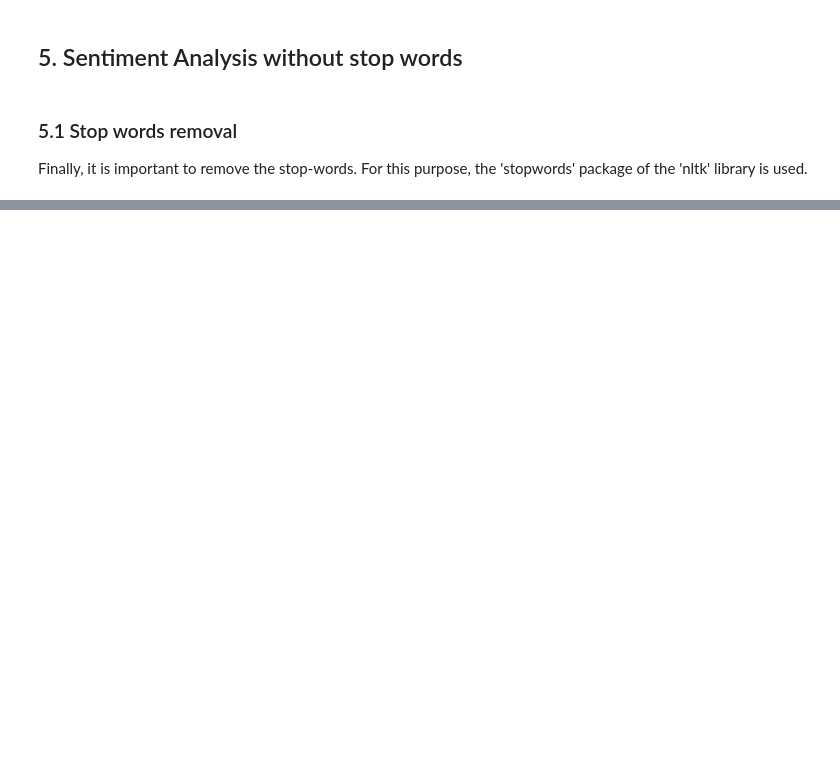
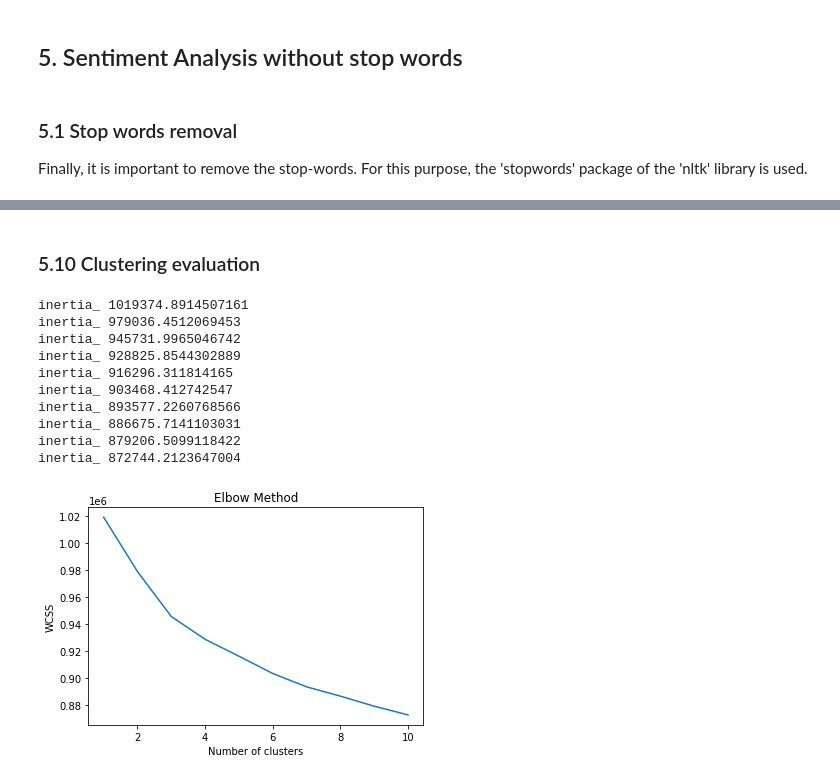
Before and after one commit to lorenzolaino/airbnb-sentiment, a Jupyter notebook: airbnb_sentiment_analysis.ipynb, the cells around one changed output, grey strips where cells are left out. Cells and saved outputs as stored; diff of their text form; code cells hidden in the pictures; blank space fills up the shorter version.

```diff
--- a/airbnb_sentiment_analysis.ipynb
+++ b/airbnb_sentiment_analysis.ipynb
@@ -649,0 +984,11 @@ from notebook reviews_without_stopwords_analysis
+# %%
+phrasesWithoutStopWords = Phrases(lemmatizedTokenizedEnglishReviewsWithoutStopWords,
+                                  min_count=3,
+                                  progress_per=50000)
+
+bigramWithoutStopWords = Phraser(phrasesWithoutStopWords)
+
+bigramReviewsWithoutStopWords = bigramWithoutStopWords[
+    lemmatizedTokenizedEnglishReviewsWithoutStopWords]
+
+bigramReviewsWithoutStopWords[0]
@@ -649,0 +1036,25 @@ from notebook reviews_without_stopwords_analysis
+# %%
+if os.path.exists('word2vec_no_stopwords.model'):
+    w2vModelWithoutStopWords = Word2Vec.load('word2vec_no_stopwords.model')
+else:
+    w2vModelWithoutStopWords = Word2Vec(min_count=20,
+                                 window=4,
+                                 vector_size=300,
+                                 sample=6e-5,
+                                 alpha=0.03,
+                                 min_alpha=0.0007,
+                                 negative=20,
+                                 workers=4)
+
+    t = time()
+    w2vModelWithoutStopWords.build_vocab(bigramReviewsWithoutStopWords, progress_per=10000)
+    print('Time to build vocab: {} mins'.format(round((time() - t) / 60, 2)))
+
+    t = time()
+    w2vModelWithoutStopWords.train(bigramReviewsWithoutStopWords,
+                                   total_examples=w2vModelWithoutStopWords.corpus_count,
+                                   epochs=30,
+                                   report_delay=1)
+    print('Time to train the model: {} mins'.format(round((time() - t) / 60, 2)))
+
+    w2vModelWithoutStopWords.save("word2vec_no_stopwords.model")
@@ -649,0 +1290,16 @@ from notebook reviews_without_stopwords_analysis
+# %% [markdown]
+### 5.10 Clustering evaluation
+# %%
+kmeans_elbow_method(w2vModelWithoutStopWords.wv.vectors.astype('double'))
+# %% [output]
+inertia_ 1019374.8914507161
+inertia_ 979036.4512069453
+inertia_ 945731.9965046742
+inertia_ 928825.8544302889
+inertia_ 916296.311814165
+inertia_ 903468.412742547
+inertia_ 893577.2260768566
+inertia_ 886675.7141103031
+inertia_ 879206.5099118422
+inertia_ 872744.2123647004
+[figure, added]
```
Also changed, not shown: parts of 100 cells of this notebook.
